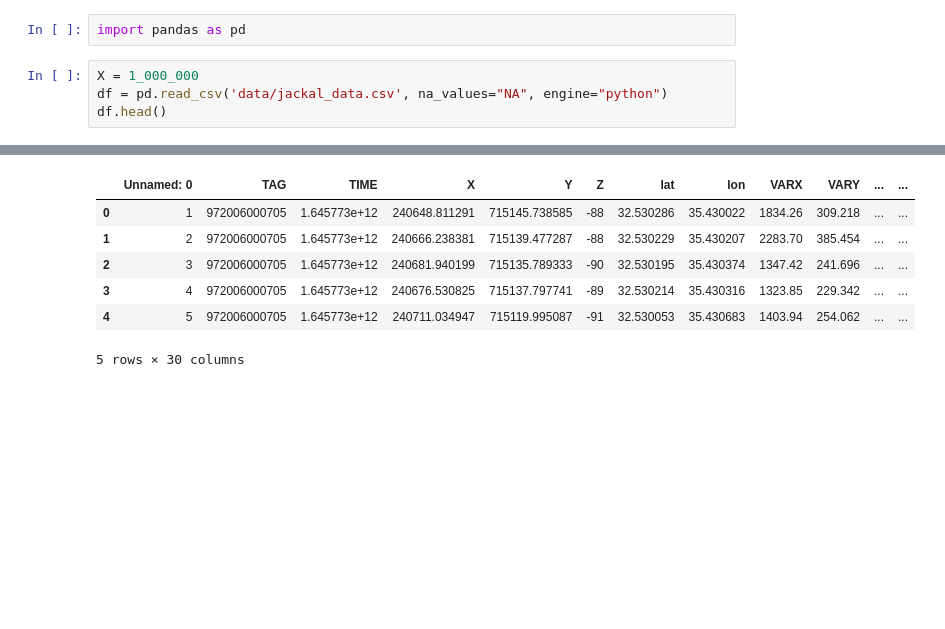
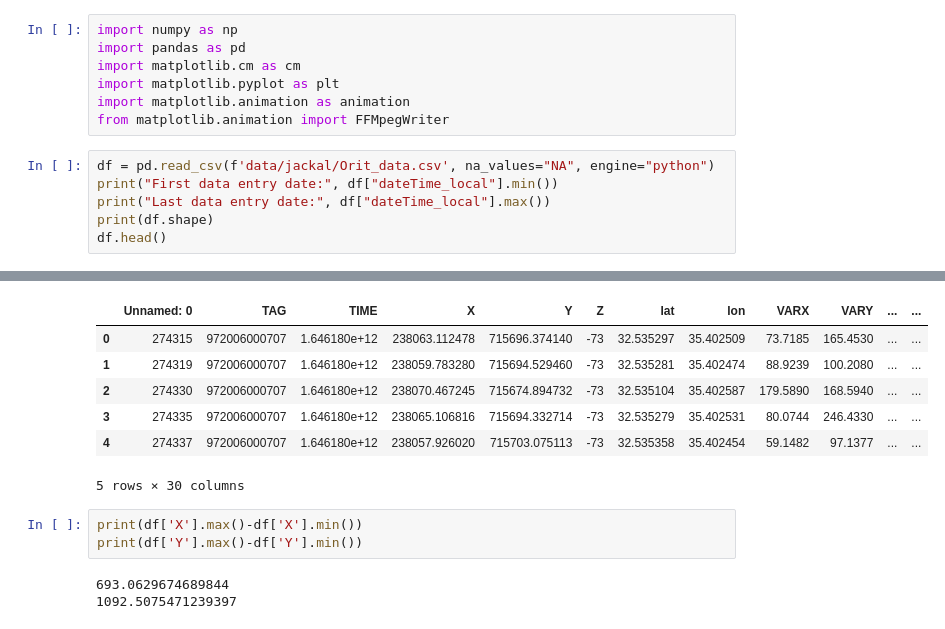
Before and after one commit to mahmutosmanovic/Master-Thesis, a Jupyter notebook: EDA.ipynb, the cells around one changed output, grey strips where cells are left out. Saved outputs shown, nothing was run; the diff lists cells and outputs as text; blank space fills up the shorter version.

```diff
--- a/EDA.ipynb
+++ b/EDA.ipynb
@@ -1,7 +1,14 @@
 # %%
+import numpy as np
 import pandas as pd
+import matplotlib.cm as cm
+import matplotlib.pyplot as plt
+import matplotlib.animation as animation
+from matplotlib.animation import FFMpegWriter
 # %%
-X = 1_000_000
-df = pd.read_csv('data/jackal_data.csv', na_values="NA", engine="python")
+df = pd.read_csv(f'data/jackal/Orit_data.csv', na_values="NA", engine="python")
+print("First data entry date:", df["dateTime_local"].min())
+print("Last data entry date:", df["dateTime_local"].max())
+print(df.shape)
 df.head()
 # %% [output]
@@ -8,7 +18,13 @@ df.head()
 |  | Unnamed: 0 | TAG | TIME | X | Y | Z | lat | lon | VARX | VARY | ... | ... |
-| 0 | 1 | 972006000705 | 1.645773e+12 | 240648.811291 | 715145.738585 | -88 | 32.530286 | 35.430022 | 1834.26 | 309.218 | ... | ... |
-| 1 | 2 | 972006000705 | 1.645773e+12 | 240666.238381 | 715139.477287 | -88 | 32.530229 | 35.430207 | 2283.70 | 385.454 | ... | ... |
-| 2 | 3 | 972006000705 | 1.645773e+12 | 240681.940199 | 715135.789333 | -90 | 32.530195 | 35.430374 | 1347.42 | 241.696 | ... | ... |
-| 3 | 4 | 972006000705 | 1.645773e+12 | 240676.530825 | 715137.797741 | -89 | 32.530214 | 35.430316 | 1323.85 | 229.342 | ... | ... |
-| 4 | 5 | 972006000705 | 1.645773e+12 | 240711.034947 | 715119.995087 | -91 | 32.530053 | 35.430683 | 1403.94 | 254.062 | ... | ... |
+| 0 | 274315 | 972006000707 | 1.646180e+12 | 238063.112478 | 715696.374140 | -73 | 32.535297 | 35.402509 | 73.7185 | 165.4530 | ... | ... |
+| 1 | 274319 | 972006000707 | 1.646180e+12 | 238059.783280 | 715694.529460 | -73 | 32.535281 | 35.402474 | 88.9239 | 100.2080 | ... | ... |
+| 2 | 274330 | 972006000707 | 1.646180e+12 | 238070.467245 | 715674.894732 | -73 | 32.535104 | 35.402587 | 179.5890 | 168.5940 | ... | ... |
+| 3 | 274335 | 972006000707 | 1.646180e+12 | 238065.106816 | 715694.332714 | -73 | 32.535279 | 35.402531 | 80.0744 | 246.4330 | ... | ... |
+| 4 | 274337 | 972006000707 | 1.646180e+12 | 238057.926020 | 715703.075113 | -73 | 32.535358 | 35.402454 | 59.1482 | 97.1377 | ... | ... |
-5 rows × 30 columns
+5 rows × 30 columns
+# %%
+print(df['X'].max()-df['X'].min())
+print(df['Y'].max()-df['Y'].min())
+# %% [output]
+693.0629674689844
+1092.5075471239397
```
Also changed, not shown: parts of 27 cells of this notebook, 12 other files.
